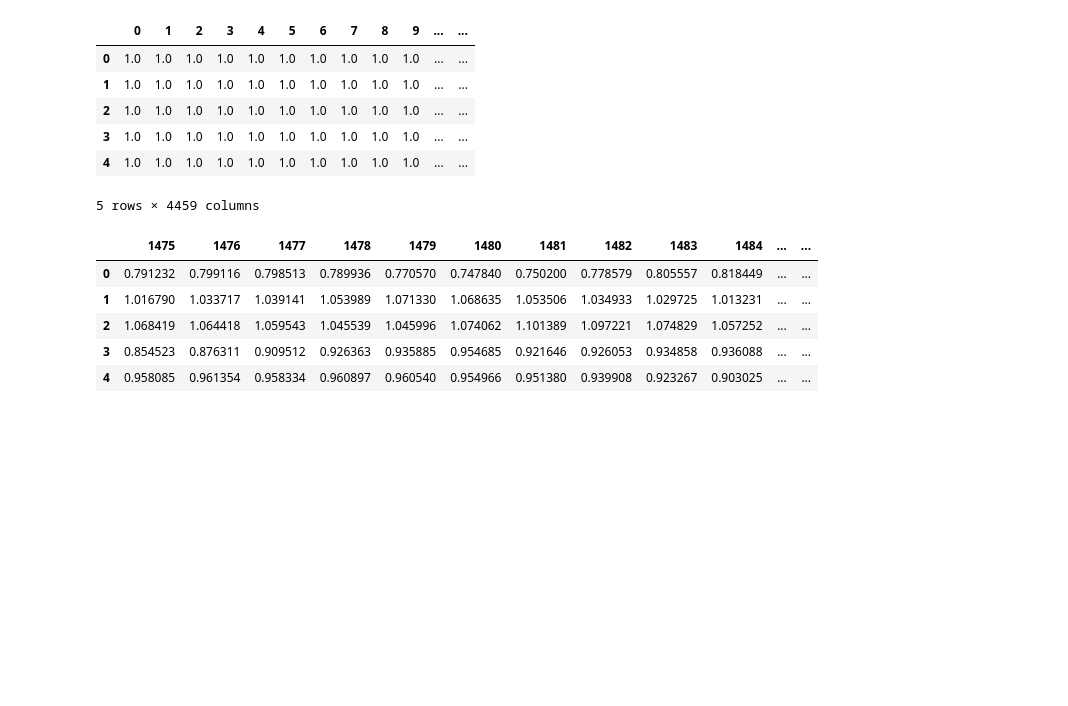
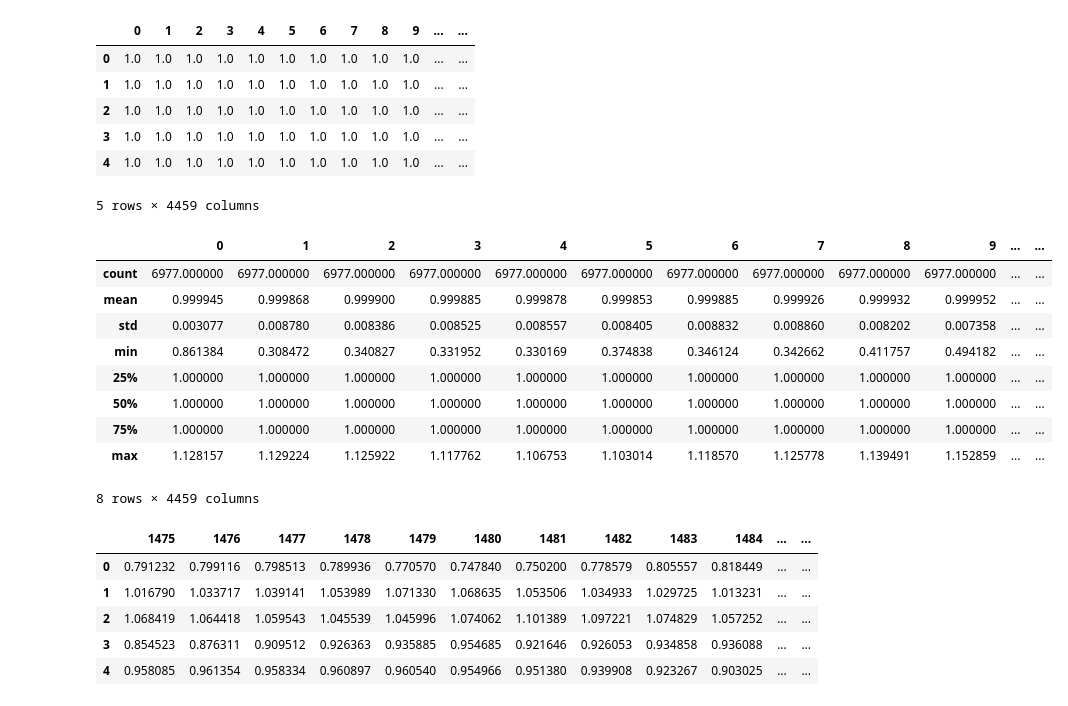
Before and after one commit to PravNJ/PCT-stars-GALAH, a Jupyter notebook: dtw-agglo-clustering.ipynb, the cells around one changed output. Drawn from its saved outputs; the diff is of its cells as text; code cells hidden in the pictures; blank space fills up the shorter version.

```diff
--- a/dtw-agglo-clustering.ipynb
+++ b/dtw-agglo-clustering.ipynb
@@ -41,6 +41,19 @@ df.head()
 | 3 | 1.0 | 1.0 | 1.0 | 1.0 | 1.0 | 1.0 | 1.0 | 1.0 | 1.0 | 1.0 | ... | ... |
 | 4 | 1.0 | 1.0 | 1.0 | 1.0 | 1.0 | 1.0 | 1.0 | 1.0 | 1.0 | 1.0 | ... | ... |
 5 rows × 4459 columns
+# %%
+df.describe()
+# %% [output]
+|  | 0 | 1 | 2 | 3 | 4 | 5 | 6 | 7 | 8 | 9 | ... | ... |
+| count | 6977.000000 | 6977.000000 | 6977.000000 | 6977.000000 | 6977.000000 | 6977.000000 | 6977.000000 | 6977.000000 | 6977.000000 | 6977.000000 | ... | ... |
+| mean | 0.999945 | 0.999868 | 0.999900 | 0.999885 | 0.999878 | 0.999853 | 0.999885 | 0.999926 | 0.999932 | 0.999952 | ... | ... |
+| std | 0.003077 | 0.008780 | 0.008386 | 0.008525 | 0.008557 | 0.008405 | 0.008832 | 0.008860 | 0.008202 | 0.007358 | ... | ... |
+| min | 0.861384 | 0.308472 | 0.340827 | 0.331952 | 0.330169 | 0.374838 | 0.346124 | 0.342662 | 0.411757 | 0.494182 | ... | ... |
+| 25% | 1.000000 | 1.000000 | 1.000000 | 1.000000 | 1.000000 | 1.000000 | 1.000000 | 1.000000 | 1.000000 | 1.000000 | ... | ... |
+| 50% | 1.000000 | 1.000000 | 1.000000 | 1.000000 | 1.000000 | 1.000000 | 1.000000 | 1.000000 | 1.000000 | 1.000000 | ... | ... |
+| 75% | 1.000000 | 1.000000 | 1.000000 | 1.000000 | 1.000000 | 1.000000 | 1.000000 | 1.000000 | 1.000000 | 1.000000 | ... | ... |
+| max | 1.128157 | 1.129224 | 1.125922 | 1.117762 | 1.106753 | 1.103014 | 1.118570 | 1.125778 | 1.139491 | 1.152859 | ... | ... |
+8 rows × 4459 columns
 # %%
 hf_spec.close()
 hf_grid.close()
```
Also changed, not shown: parts of 1 cell of this notebook, 2 other files.
